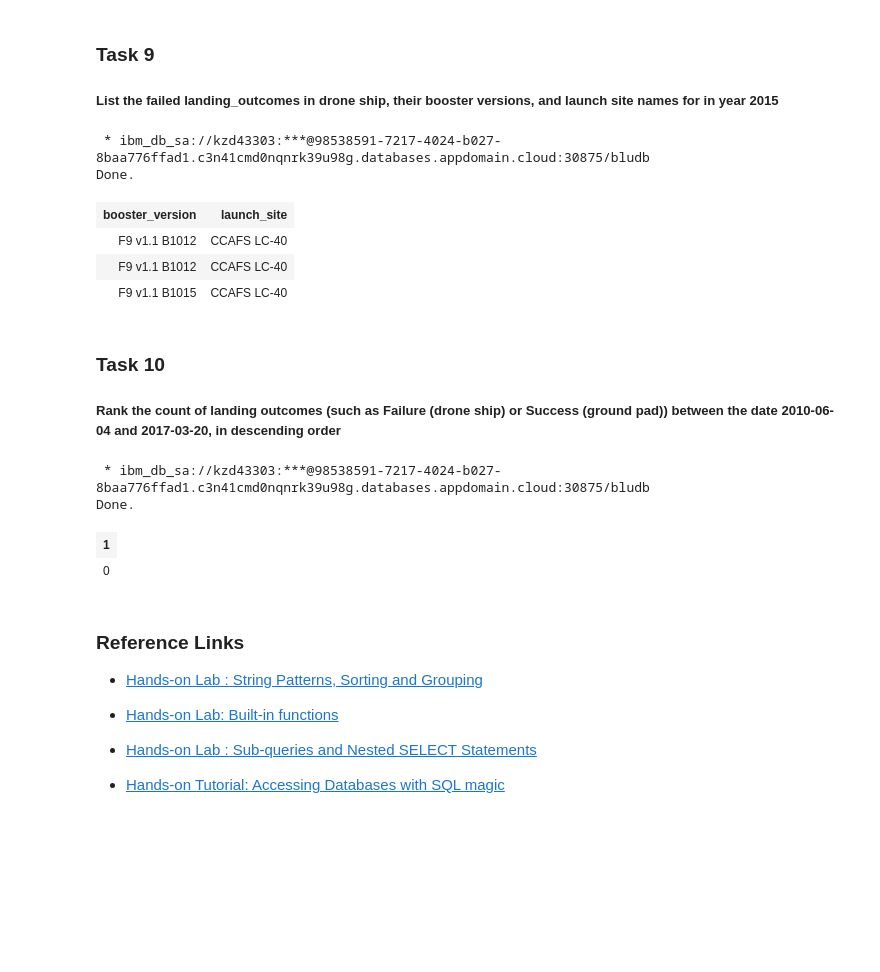
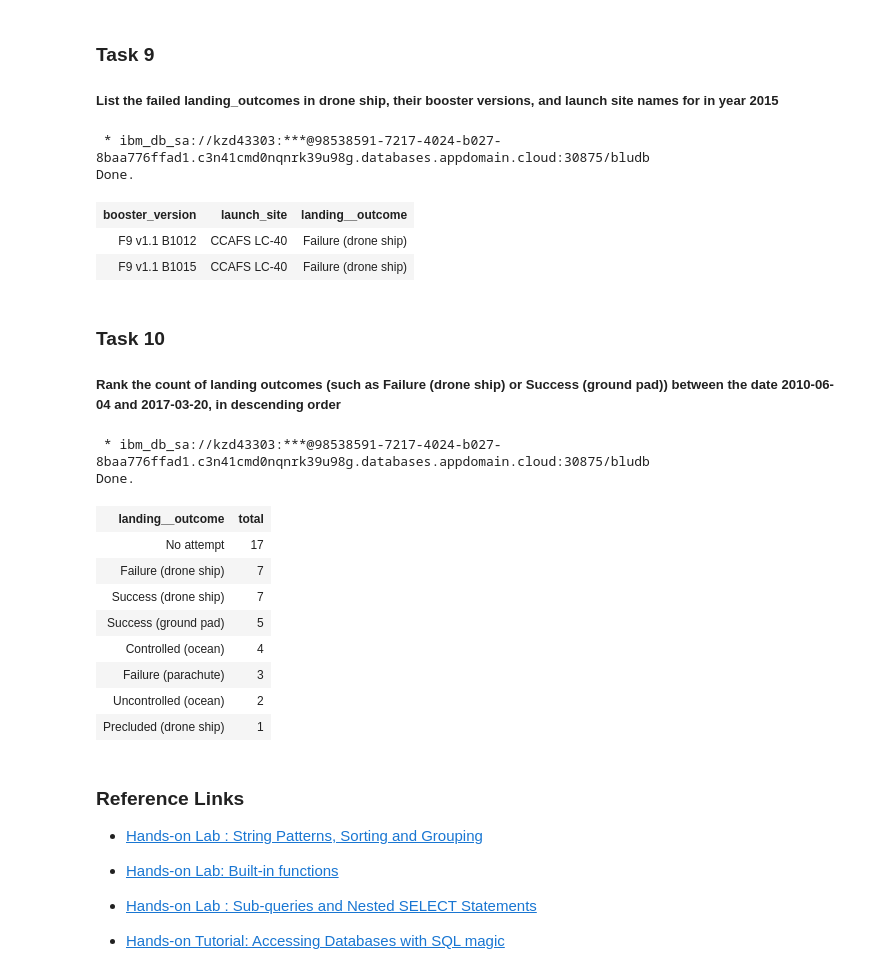
Before and after one commit to martinezreices/StageOne_LandingPrediction, a Jupyter notebook: EDA with SQL.ipynb, the cells around one changed output. Saved outputs shown, nothing was run; the diff lists cells and outputs as text; code cells hidden in the pictures; blank space fills up the shorter version.

```diff
--- a/EDA with SQL.ipynb
+++ b/EDA with SQL.ipynb
@@ -244,25 +265,34 @@ Done.
 
 ##### List the failed landing_outcomes in drone ship, their booster versions, and launch site names for in year 2015
 # %%
-%sql SELECT booster_version,launch_site FROM SPACEXTBL WHERE landing__outcome like 'Failure%' and DATE like '2015%'
+%sql SELECT UNIQUE booster_version,launch_site,landing__outcome FROM SPACEXTBL \
+WHERE landing__outcome like 'Failure (drone ship)' and DATE like '2015%'
 # %% [output]
  * ibm_db_sa://kzd43303:***@98538591-7217-4024-b027-8baa776ffad1.c3n41cmd0nqnrk39u98g.databases.appdomain.cloud:30875/bludb
 Done.
-| booster_version | launch_site |
-| F9 v1.1 B1012 | CCAFS LC-40 |
-| F9 v1.1 B1012 | CCAFS LC-40 |
-| F9 v1.1 B1015 | CCAFS LC-40 |
+| booster_version | launch_site | landing__outcome |
+| F9 v1.1 B1012 | CCAFS LC-40 | Failure (drone ship) |
+| F9 v1.1 B1015 | CCAFS LC-40 | Failure (drone ship) |
 # %% [markdown]
 ### Task 10
 
 ##### Rank the count of landing outcomes (such as Failure (drone ship) or Success (ground pad)) between the date 2010-06-04 and 2017-03-20, in descending order
 # %%
-%sql SELECT COUNT(landing__outcome) FROM SPACEXTBL WHERE landing__outcome BETWEEN '2010-06-04' AND '2017-03-20'
+%sql SELECT landing__outcome, COUNT(landing__outcome) as total \
+FROM SPACEXTBL WHERE DATE BETWEEN '2010-06-04' AND '2017-03-20'\
+GROUP BY landing__outcome ORDER BY COUNT(landing__outcome) DESC
 # %% [output]
  * ibm_db_sa://kzd43303:***@98538591-7217-4024-b027-8baa776ffad1.c3n41cmd0nqnrk39u98g.databases.appdomain.cloud:30875/bludb
 Done.
-| 1 |
-| 0 |
+| landing__outcome | total |
+| No attempt | 17 |
+| Failure (drone ship) | 7 |
+| Success (drone ship) | 7 |
+| Success (ground pad) | 5 |
+| Controlled (ocean) | 4 |
+| Failure (parachute) | 3 |
+| Uncontrolled (ocean) | 2 |
+| Precluded (drone ship) | 1 |
 # %% [markdown]
 ### Reference Links
 
```
Also changed, not shown: parts of 9 cells of this notebook.
